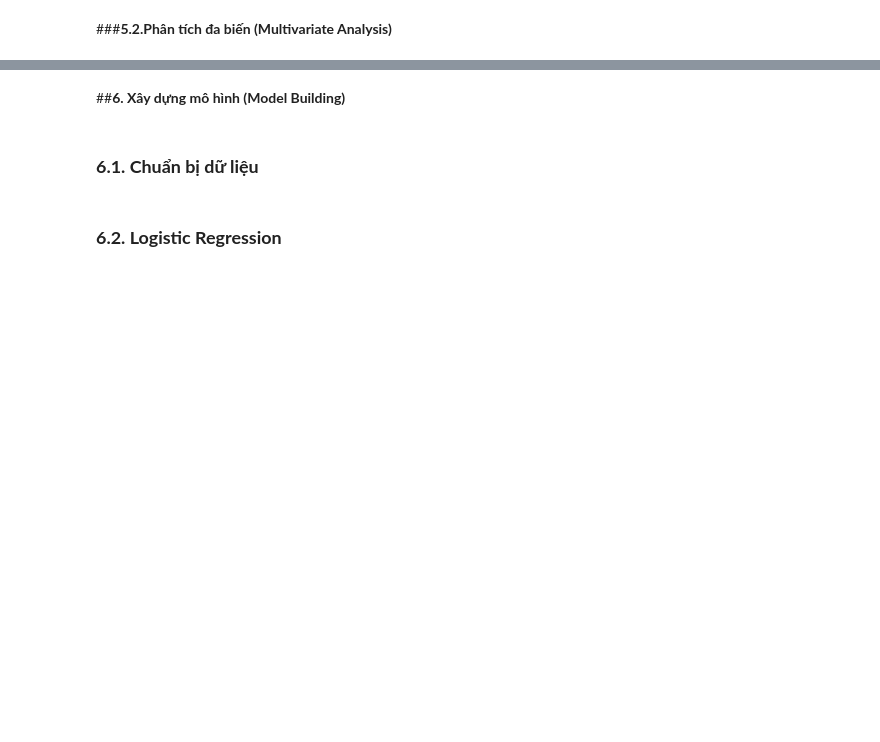
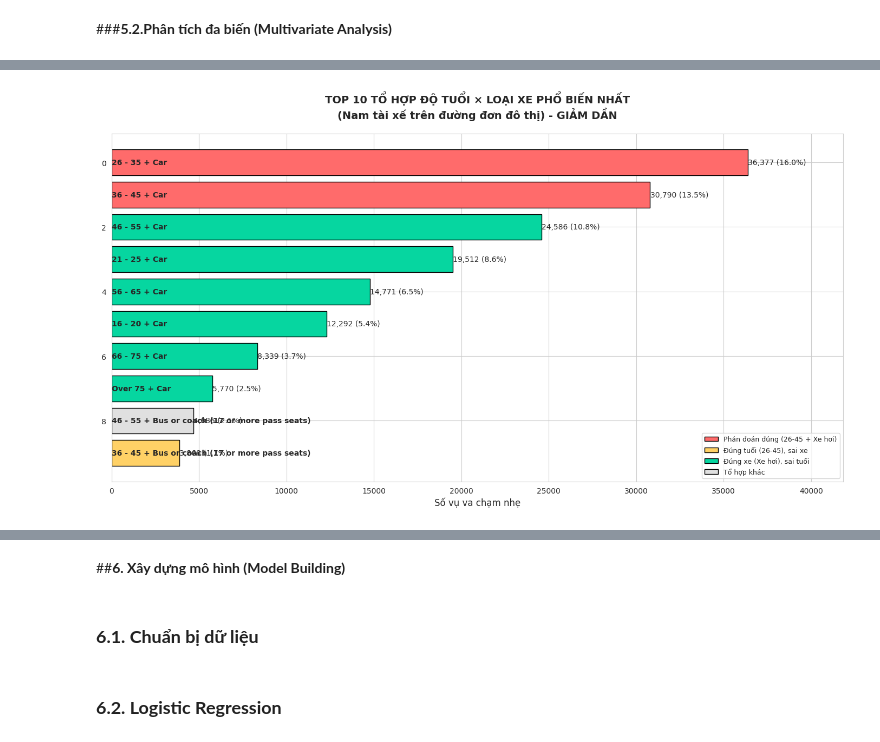
Before and after one commit to mihhwiNick/DA_project, a Jupyter notebook: UK_Road_Traffic_Accident_DA.ipynb, the cells around one changed output, grey strips where cells are left out. Drawn from its saved outputs; the diff is of its cells as text; code cells hidden in the pictures; blank space fills up the shorter version.

```diff
--- a/UK_Road_Traffic_Accident_DA.ipynb
+++ b/UK_Road_Traffic_Accident_DA.ipynb
@@ -1570,0 +1622,85 @@ Bây giờ, để kiểm chứng giả thuyết rằng các yếu tố **THỜI
+# %%
+import pandas as pd
+import matplotlib.pyplot as plt
+import seaborn as sns
+
+# -------------------------------------------------
+# 1. LỌC DỮ LIỆU KẾ THỪA TỪ ĐƠN BIẾN
+# -------------------------------------------------
+a2_data = merged_data[
+    (merged_data['Accident_Severity'] == 'Slight') &
+    # KẾ THỪA TỪ WHERE (Không gian nguy hiểm nhất):
+    (merged_data['Urban_or_Rural_Area'] == 'Urban') &      # Đô thị
+    (merged_data['Road_Type'] == 'Single carriageway') &   # Đường đơn
+    # KẾ THỪA TỪ WHO (Đối tượng chính):
+    (merged_data['Sex_of_Driver'] == 'Male') &             # Nam giới
+    (merged_data['Age_Band_of_Driver'] != 'Missing') &
+    (merged_data['Vehicle_Type'] != 'Missing')
+].copy()
+
+print("="*70)
+print("A[2]: KIỂM CHỨNG TỔ HỢP ĐỘ TUỔI × LOẠI XE")
+print("="*70)
+print(f"Tổng số vụ thỏa mãn: {len(a2_data):,}")
+
+# -------------------------------------------------
+# 2. PHÂN TÍCH TỔ HỢP TOP 10 - THỨ TỰ GIẢM DẦN
+# -------------------------------------------------
+# Tìm top 10 tổ hợp tuổi-xe phổ biến nhất (giảm dần)
+combo_counts = a2_data.groupby(['Age_Band_of_Driver', 'Vehicle_Type']).size()
+top_10_combos = combo_counts.nlargest(10).sort_values(ascending=False).reset_index()
+top_10_combos.columns = ['Độ tuổi', 'Loại xe', 'Số vụ']
+top_10_combos['Tỷ lệ %'] = (top_10_combos['Số vụ'] / len(a2_data) * 100).round(1)
+
+# Tạo màu highlight cho phán đoán "26-45 + Xe hơi"
+def highlight_prediction(row):
+    age = row['Độ tuổi']
+    vehicle = row['Loại xe']
+    if age in ['26 - 35', '36 - 45'] and vehicle == 'Car':
+        return '#FF6B6B'  # Đỏ - Phán đoán chính
+    elif age in ['26 - 35', '36 - 45']:
+        return '#FFD166'  # Vàng - Đúng tuổi, sai xe
+    elif vehicle == 'Car':
+        return '#06D6A0'  # Xanh - Đúng xe, sai tuổi
+    else:
+        return '#E0E0E0'  # Xám - Khác
+
+colors = [highlight_prediction(row) for _, row in top_10_combos.iterrows()]
+
+plt.figure(figsize=(14, 8))
+bars = plt.barh(range(len(top_10_combos)), top_10_combos['Số vụ'], color=colors, edgecolor='black')
+plt.xlabel('Số vụ va chạm nhẹ', fontsize=12)
+plt.title('TOP 10 TỔ HỢP ĐỘ TUỔI × LOẠI XE PHỔ BIẾN NHẤT\n(Nam tài xế trên đường đơn đô thị) - GIẢM DẦN',
+          fontsize=14, fontweight='bold', pad=20)
+
+# Đảo ngược trục y để cột dài nhất ở TRÊN CÙNG
+plt.gca().invert_yaxis()
+
+# Thêm nhãn với thông tin chi tiết (bên TRÁI thanh)
+for i, (_, row) in enumerate(top_10_combos.iterrows()):
+    # Vị trí y (đã đảo ngược)
+    y_pos = i
+    # Tên tổ hợp bên TRÁI
+    plt.text(5, y_pos,
+             f"{row['Độ tuổi']} + {row['Loại xe']}",
+             va='center', ha='left', fontsize=10, fontweight='bold')
+    # Số liệu bên PHẢI
+    plt.text(row['Số vụ'] + 10, y_pos,
+             f"{row['Số vụ']:,} ({row['Tỷ lệ %']}%)",
+             va='center', ha='left', fontsize=10)
+
+# Tùy chỉnh trục
+plt.xlim(0, top_10_combos['Số vụ'].max() * 1.15)  # Tăng không gian cho nhãn
+
+# Thêm chú thích màu
+legend_elements = [
+    plt.Rectangle((0,0),1,1, facecolor='#FF6B6B', edgecolor='black', label='Phán đoán đúng (26-45 + Xe hơi)'),
+    plt.Rectangle((0,0),1,1, facecolor='#FFD166', edgecolor='black', label='Đúng tuổi (26-45), sai xe'),
+    plt.Rectangle((0,0),1,1, facecolor='#06D6A0', edgecolor='black', label='Đúng xe (Xe hơi), sai tuổi'),
+    plt.Rectangle((0,0),1,1, facecolor='#E0E0E0', edgecolor='black', label='Tổ hợp khác')
+]
+plt.legend(handles=legend_elements, loc='lower right', fontsize=9)
+
+plt.tight_layout()
+plt.show()
+# %% [output]
@@ -1570,0 +1711 @@ Bây giờ, để kiểm chứng giả thuyết rằng các yếu tố **THỜI
+[figure, added]
```
Also changed, not shown: parts of 15 cells of this notebook.
